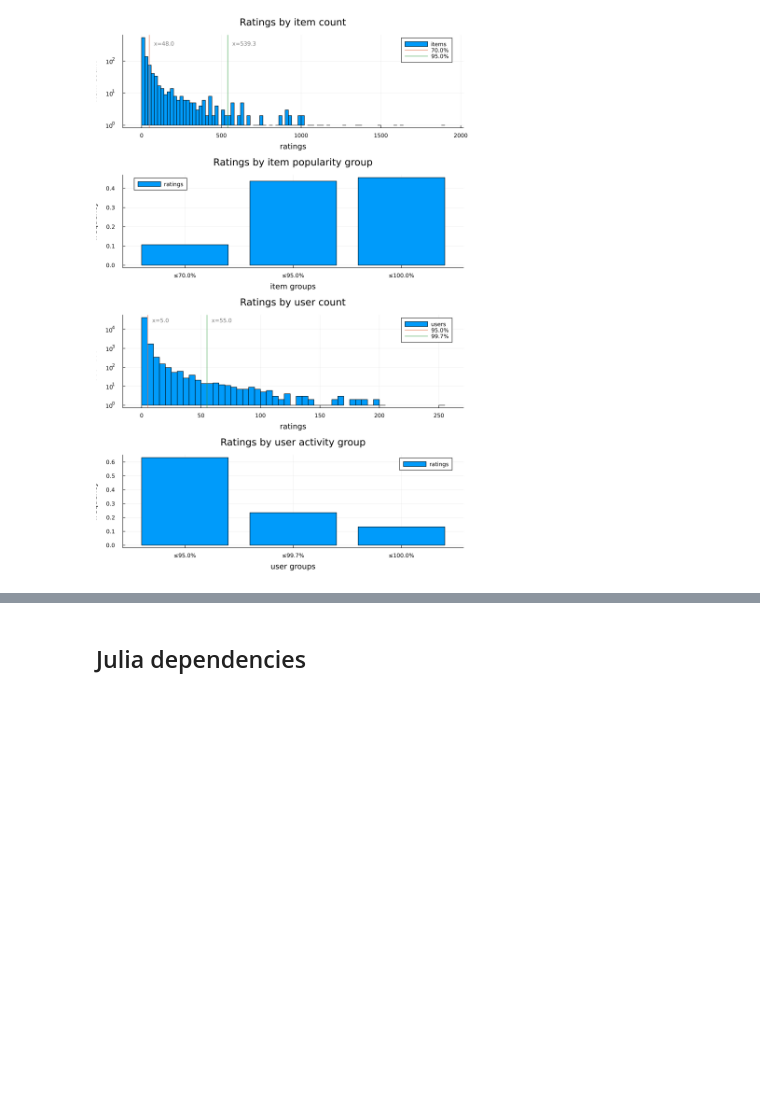
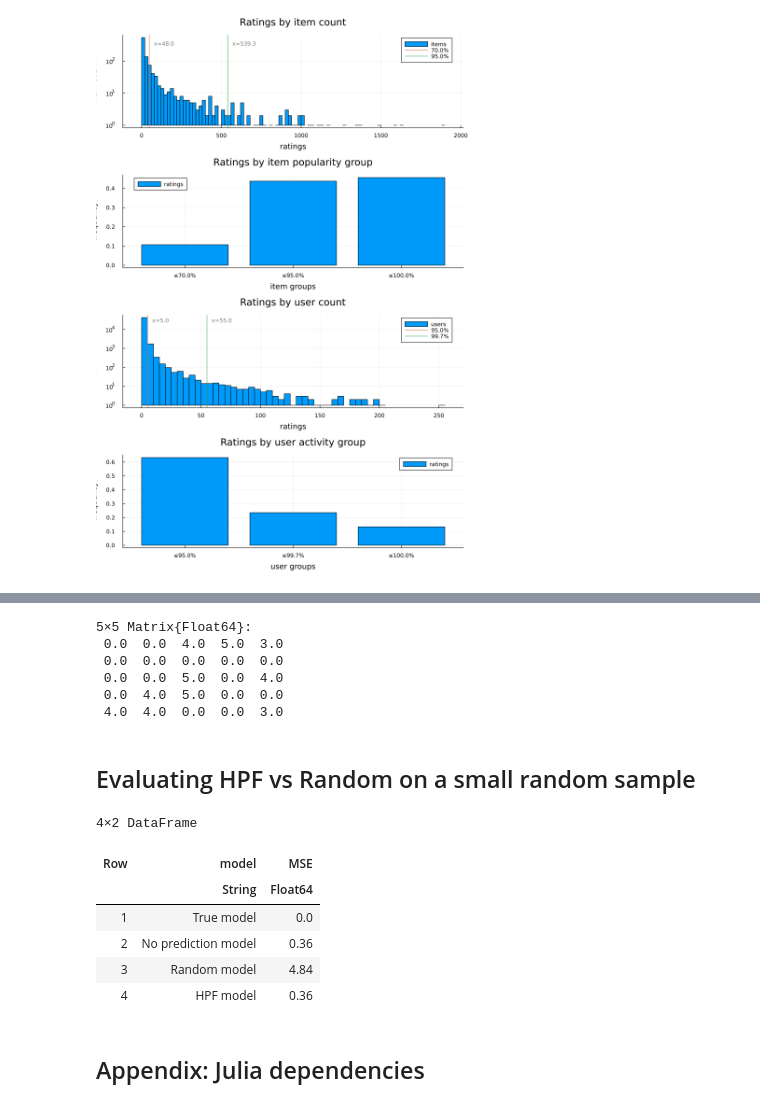
Before and after one commit to JustBeYou/unibuc-master-ai, a Jupyter notebook: probabilistic_programming/Project 1.ipynb, the cells around one changed output, grey strips where cells are left out. Saved outputs shown, nothing was run; the diff lists cells and outputs as text; code cells hidden in the pictures; blank space fills up the shorter version.

```diff
--- a/probabilistic_programming/Project 1.ipynb
+++ b/probabilistic_programming/Project 1.ipynb
@@ -477,3 +536,0 @@ DynamicDSLFunction{Any}(Dict{Symbol, Any}(), Dict{Symbol, Any}(), Type[Any, Any,
-# %%
-trace = simulate(hpf, (3, 5, 5))
-trace[:y => 2 => 4]
@@ -481,0 +592,51 @@ trace[:y => 2 => 4]
+# %%
+function predict_hpf(trace, known_interactions)
+    users, items = size(known_interactions)
+    predicted_matrix = copy(known_interactions)
+
+    choices = get_choices(trace)
+    for u in 1:users
+        for i in 1:items
+            if predicted_matrix[u, i] == 0
+                predicted_matrix[u, i] = choices[:y => u => i]
+            end
+        end
+    end
+
+    return predicted_matrix
+end
+
+collect(predict_hpf(trained_hpf_trace, known_interaction_matrix))
+# %% [output]
+5×5 Matrix{Float64}:
+ 0.0  0.0  4.0  5.0  3.0
+ 0.0  0.0  0.0  0.0  0.0
+ 0.0  0.0  5.0  0.0  4.0
+ 0.0  4.0  5.0  0.0  0.0
+ 4.0  4.0  0.0  0.0  3.0
+# %% [markdown]
+## Evaluating HPF vs Random on a small random sample
+# %%
+no_prediction_MSE = mse(all_interaction_matrix, known_interaction_matrix)
+
+random_prediction = random_predict(known_interaction_matrix, Random.Xoshiro(SEED))
+random_prediction_MSE = mse(all_interaction_matrix, random_prediction)
+
+true_prediction_MSE = mse(all_interaction_matrix, all_interaction_matrix)
+
+hpf_prediction = predict_hpf(trained_hpf_trace, known_interaction_matrix)
+hpf_prediction_MSE = mse(all_interaction_matrix, hpf_prediction)
+
+
+DataFrame(
+    :model => ["True model", "No prediction model", "Random model", "HPF model"],
+    :MSE => [true_prediction_MSE, no_prediction_MSE, random_prediction_MSE, hpf_prediction_MSE]
+)
+# %% [output]
+4×2 DataFrame
+| Row | model | MSE |
+|  | String | Float64 |
+| 1 | True model | 0.0 |
+| 2 | No prediction model | 0.36 |
+| 3 | Random model | 4.84 |
+| 4 | HPF model | 0.36 |
@@ -482,5 +647,5 @@ trace[:y => 2 => 4]
 # %% [markdown]
-## Julia dependencies
+## Appendix: Julia dependencies
 # %%
 using Pkg
 
```
Also changed, not shown: parts of 23 cells of this notebook.
